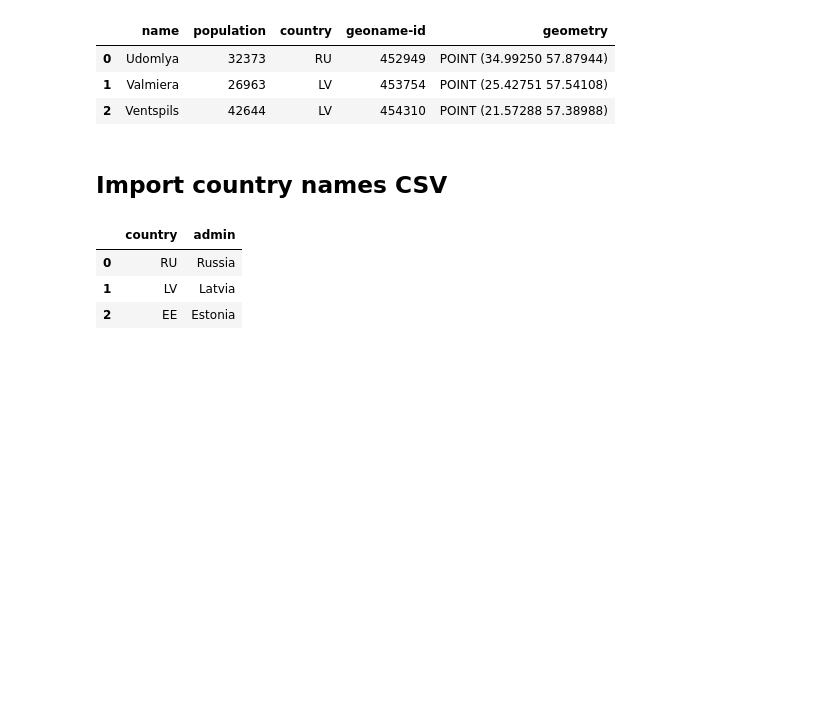
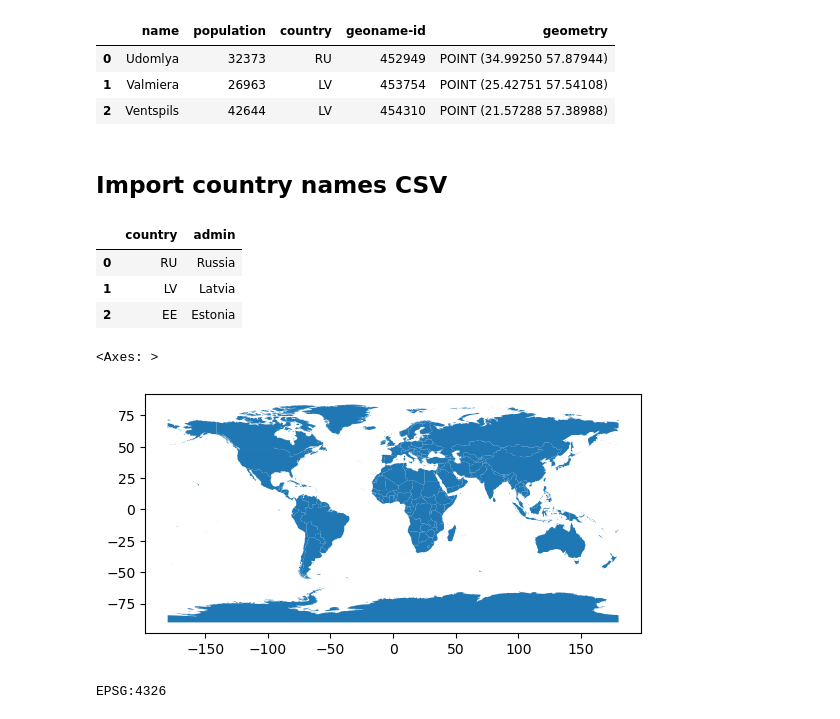
Before and after one commit to ssoriano22/eds220-in-class, a Jupyter notebook: week-6-merge-reproject-STUDENTS.ipynb, the cells around one changed output. Cells and saved outputs as stored; diff of their text form; code cells hidden in the pictures; blank space fills up the shorter version.

```diff
--- a/week-6-merge-reproject-STUDENTS.ipynb
+++ b/week-6-merge-reproject-STUDENTS.ipynb
@@ -67,3 +67,13 @@ country_names.head(3)
 | 0 | RU | Russia |
 | 1 | LV | Latvia |
 | 2 | EE | Estonia |
+# %%
+# Quick view
+countries.plot()
+# %% [output]
+<Axes: >
+[figure, added]
+# %%
+print(countries.crs)
+# %% [output]
+EPSG:4326
```
Also changed, not shown: parts of 23 cells of this notebook, 1 other file.
